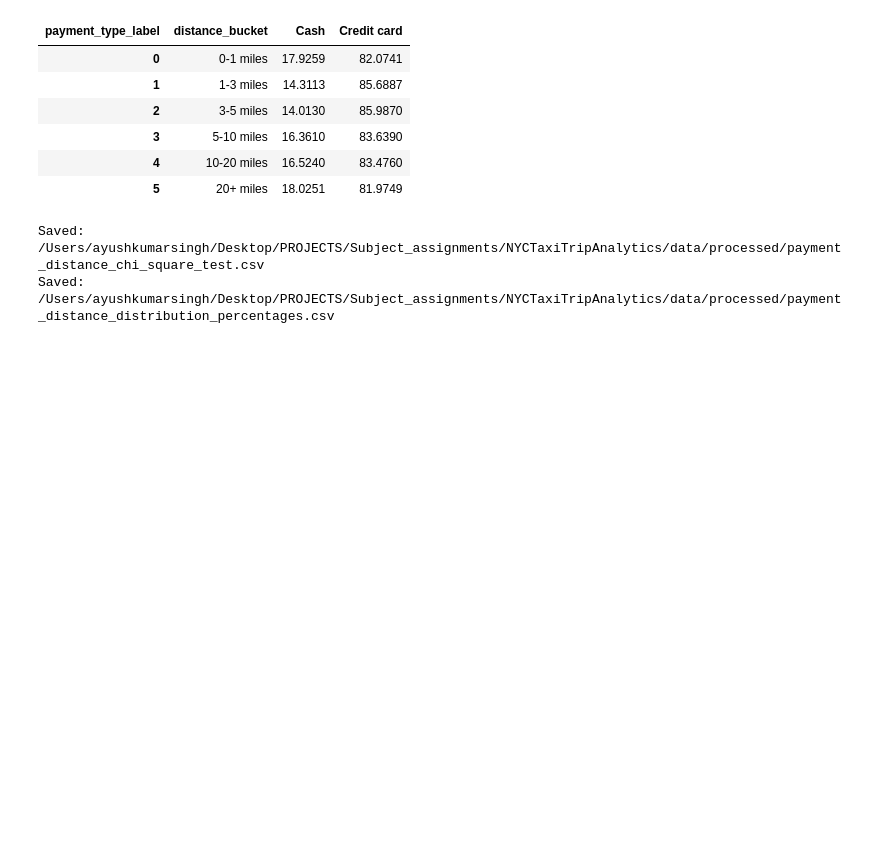
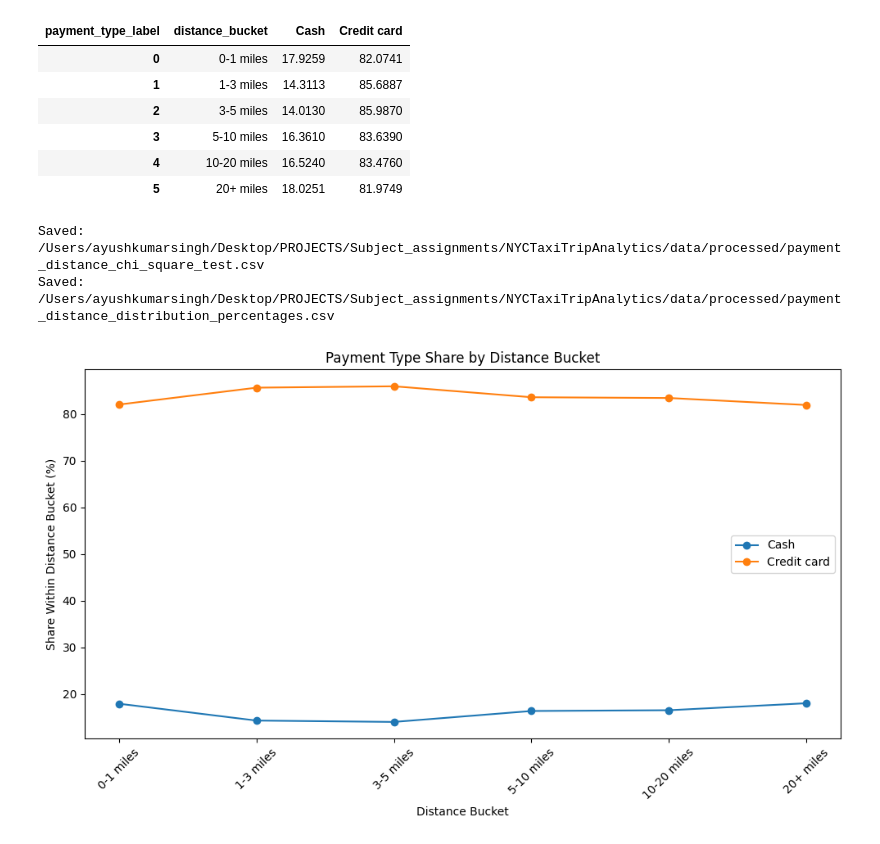
Before and after one commit to angelonels/NYCTaxiTripAnalytics, a Jupyter notebook: notebooks/04_statistical_analysis.ipynb, the cells around one changed output. Saved outputs shown, nothing was run; the diff lists cells and outputs as text; code cells hidden in the pictures; blank space fills up the shorter version.

Commit message:
Save payment association test results

```diff
--- a/notebooks/04_statistical_analysis.ipynb
+++ b/notebooks/04_statistical_analysis.ipynb
@@ -512,3 +512,26 @@ save_dataframe(payment_distance_distribution, "payment_distance_distribution_per
 # %% [output]
 Saved: /Users/ayushkumarsingh/Desktop/PROJECTS/Subject_assignments/NYCTaxiTripAnalytics/data/processed/payment_distance_chi_square_test.csv
 Saved: /Users/ayushkumarsingh/Desktop/PROJECTS/Subject_assignments/NYCTaxiTripAnalytics/data/processed/payment_distance_distribution_percentages.csv
+# %%
+payment_distance_distribution_plot = payment_distance_distribution.set_index("distance_bucket")
+
+plt.figure(figsize=(10, 6))
+
+for payment_type in payment_distance_distribution_plot.columns:
+    plt.plot(
+        payment_distance_distribution_plot.index.astype(str),
+        payment_distance_distribution_plot[payment_type],
+        marker="o",
+        label=payment_type,
+    )
+
+plt.title("Payment Type Share by Distance Bucket")
+plt.xlabel("Distance Bucket")
+plt.ylabel("Share Within Distance Bucket (%)")
+plt.xticks(rotation=45)
+plt.legend()
+plt.tight_layout()
+plt.savefig(figures_dir / "payment_type_share_by_distance_bucket.png", dpi=300)
+plt.show()
+# %% [output]
+[figure, added]
```
